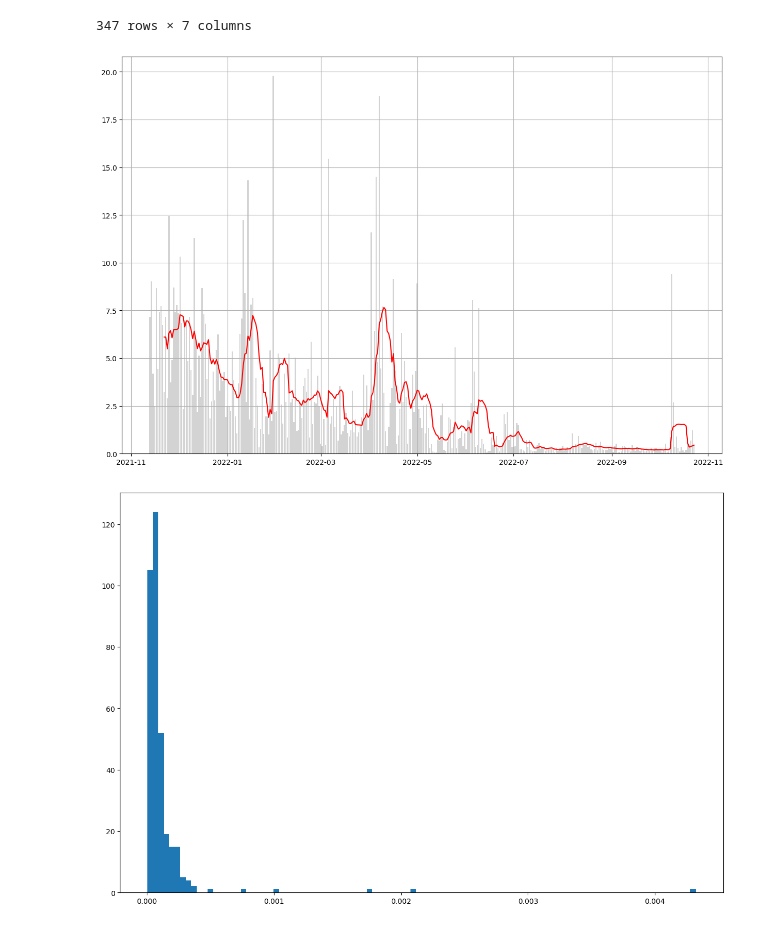
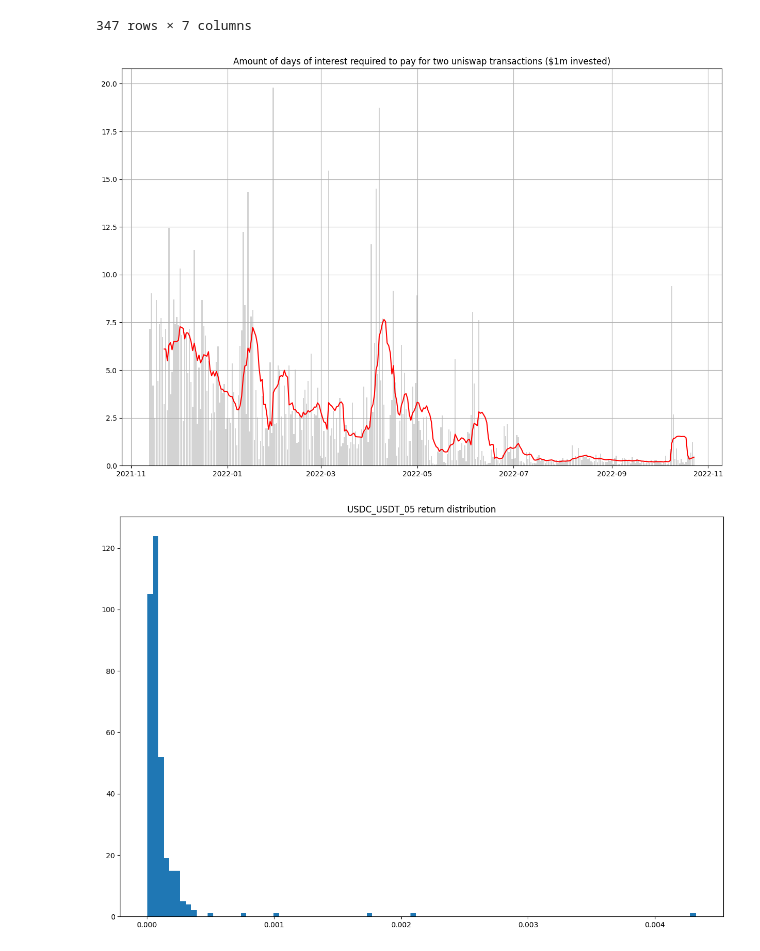
Before and after one commit to PabloBaiocchi/liquidityPoolStrategy, a Jupyter notebook: notebooks/reinvestment_strategy_analysis.ipynb, the cells around one changed output. Drawn from its saved outputs; the diff is of its cells as text; code cells hidden in the pictures.

```diff
--- a/notebooks/reinvestment_strategy_analysis.ipynb
+++ b/notebooks/reinvestment_strategy_analysis.ipynb
@@ -84,9 +86,10 @@ reinvestment_df['days_to_pay_reinvestment']=reinvestment_df.reinvest/reinvestmen
 # %%
 plt.bar(reinvestment_df.date,reinvestment_df.days_to_pay_reinvestment,color='lightgrey')
 plt.plot(reinvestment_df.date,reinvestment_df.days_to_pay_reinvestment.rolling(10).mean(),color='red')
-_=plt.grid()
+plt.grid()
+_=plt.title('Amount of days of interest required to pay for two uniswap transactions ($1m invested)')
 # %% [output]
-[figure, old version]
+[figure, new version]
 # %%
 # Q1 ANSWER: YES. FEES EARNED ARE HIGH ENOUGH RELATIVE TO TRANSACTIONS TO MERIT REINVESTMENT
 # %%
@@ -95,7 +98,8 @@ _=plt.grid()
 
 # QUESTION 2: ARE POOL RETURNS PREDICTABLE ENOUGH TO HAVE A BELIEVABLE "EPECTED RETURN" VALUE?
 # %%
-_=plt.hist(pool.returns,bins=100)
+plt.hist(pool.returns,bins=100)
+_=plt.title('USDC_USDT_05 return distribution')
 # %% [output]
-[figure, old version]
+[figure, new version]
 # %%
```
Also changed, not shown: parts of 4 cells of this notebook, 2 other files.
